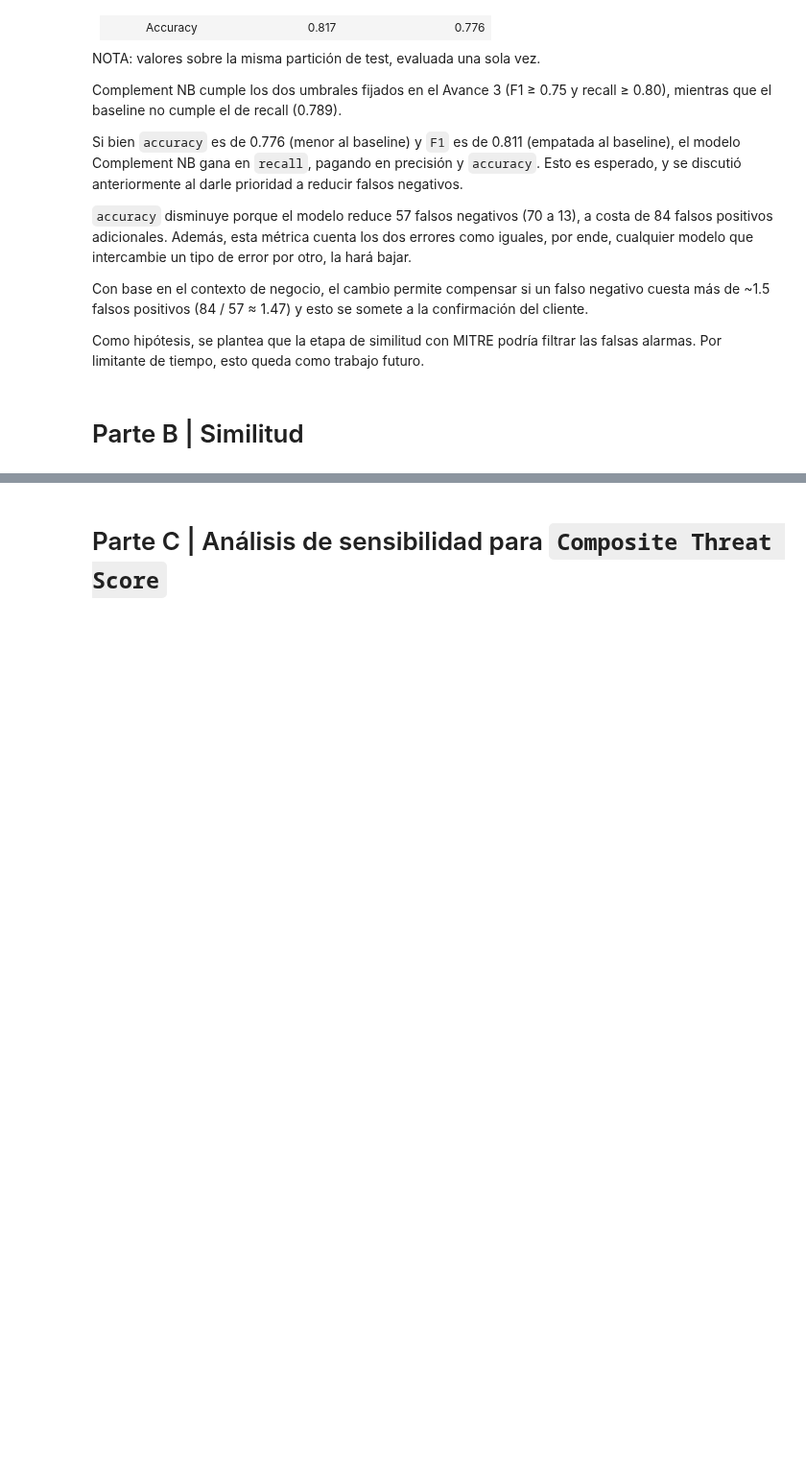
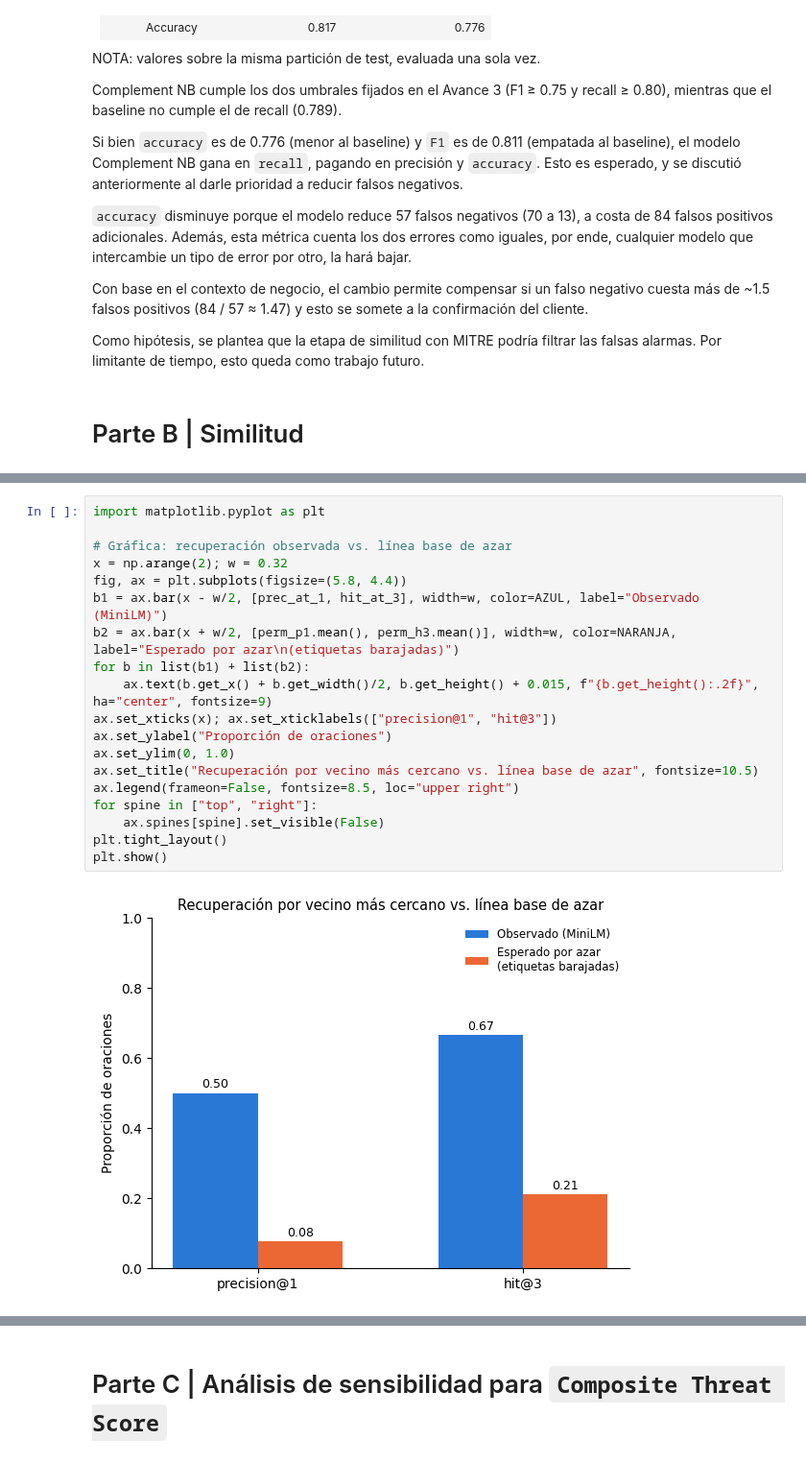
Before and after one commit to Jim-VA/ThreatLLM_v2, a Jupyter notebook: notebooks/Avance4_ModelosAlternativos/Avance4_55.ipynb, the cells around one changed output, grey strips where cells are left out. Shown at 96% size. Drawn from its saved outputs; the diff is of its cells as text; blank space fills up the shorter version.

```diff
--- a/notebooks/Avance4_ModelosAlternativos/Avance4_55.ipynb
+++ b/notebooks/Avance4_ModelosAlternativos/Avance4_55.ipynb
@@ -695,0 +872,21 @@ Como hipótesis, se plantea que la etapa de similitud con MITRE podría filtrar
+# %%
+import matplotlib.pyplot as plt
+
+# Gráfica: recuperación observada vs. línea base de azar
+x = np.arange(2); w = 0.32
+fig, ax = plt.subplots(figsize=(5.8, 4.4))
+b1 = ax.bar(x - w/2, [prec_at_1, hit_at_3], width=w, color=AZUL, label="Observado (MiniLM)")
+b2 = ax.bar(x + w/2, [perm_p1.mean(), perm_h3.mean()], width=w, color=NARANJA, label="Esperado por azar\n(etiquetas barajadas)")
+for b in list(b1) + list(b2):
+    ax.text(b.get_x() + b.get_width()/2, b.get_height() + 0.015, f"{b.get_height():.2f}", ha="center", fontsize=9)
+ax.set_xticks(x); ax.set_xticklabels(["precision@1", "hit@3"])
+ax.set_ylabel("Proporción de oraciones")
+ax.set_ylim(0, 1.0)
+ax.set_title("Recuperación por vecino más cercano vs. línea base de azar", fontsize=10.5)
+ax.legend(frameon=False, fontsize=8.5, loc="upper right")
+for spine in ["top", "right"]:
+    ax.spines[spine].set_visible(False)
+plt.tight_layout()
+plt.show()
+# %% [output]
+[figure, added]
```
Also changed, not shown: parts of 48 cells of this notebook.
